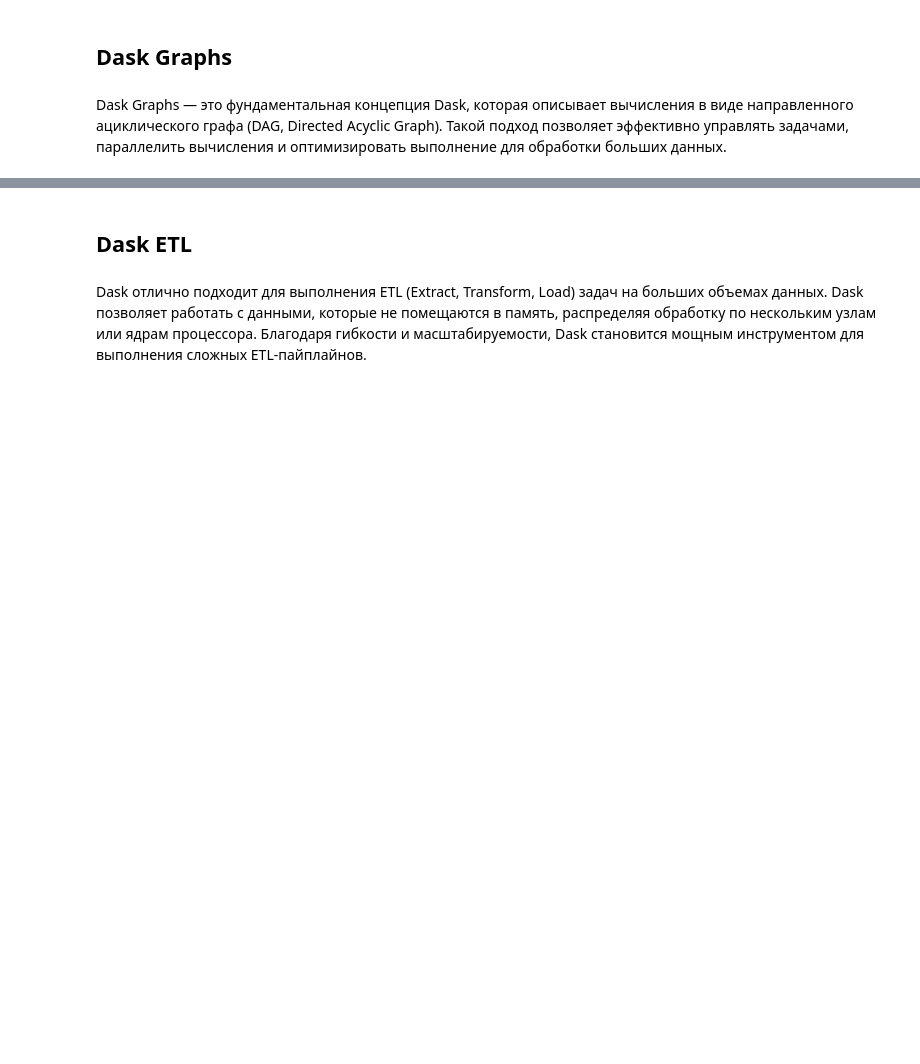
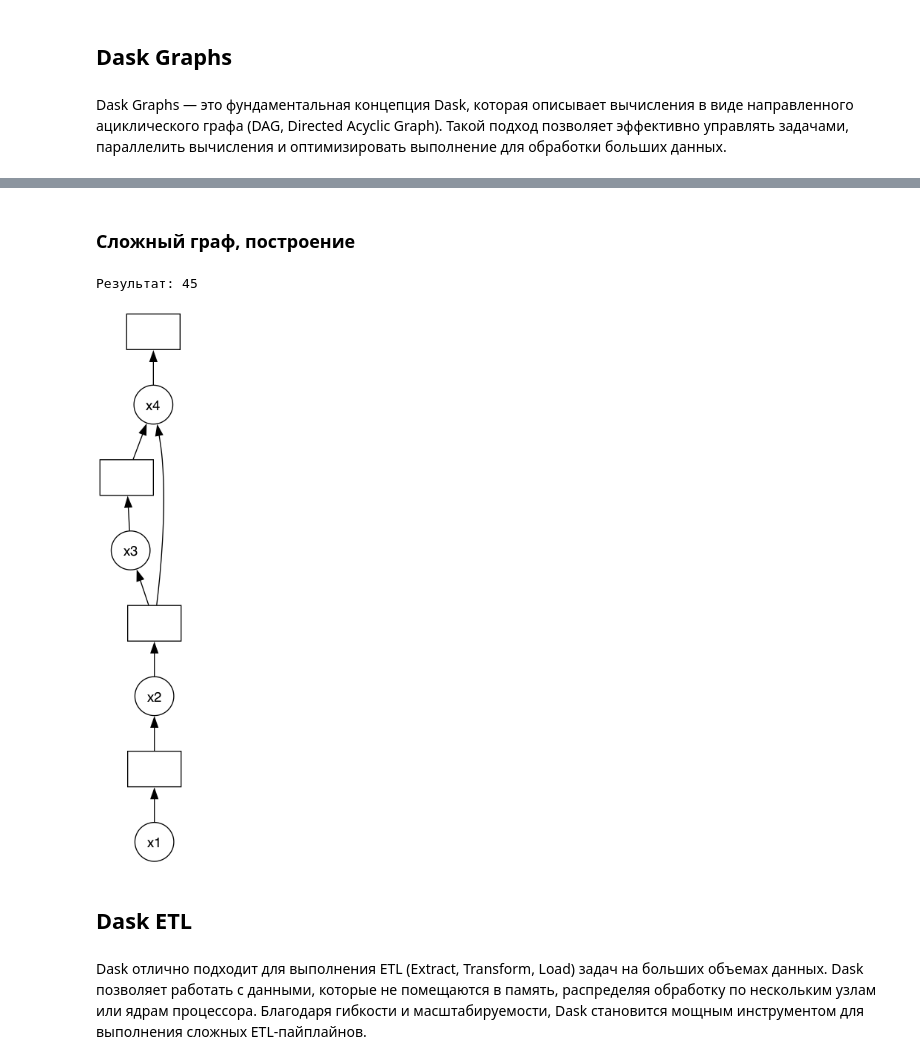
Before and after one commit to zhemalb/dask, a Jupyter notebook: notebook.ipynb, the cells around one changed output, grey strips where cells are left out. Saved outputs shown, nothing was run; the diff lists cells and outputs as text; code cells hidden in the pictures; blank space fills up the shorter version.

```diff
--- a/notebook.ipynb
+++ b/notebook.ipynb
@@ -786,0 +806,15 @@ Dask Graphs — это фундаментальная концепция Dask,
+# %%
+import dask.array as da
+
+# Создание большого массива
+x = da.ones((1000, 1000), chunks=(500, 500))
+
+# Операция: умножение
+y = x + 1
+
+# Визуализация графа
+y.visualize(filename='dask_graph.png')  # Сохраняет граф в PNG-файл
+
+# Вычисление результата
+result = y.sum().compute()
+print("Результат:", result)
@@ -787,3 +859,27 @@ Dask Graphs — это фундаментальная концепция Dask,
+# %% [markdown]
+### Сложный граф, построение
+# %%
+import dask
+from dask.dot import dot_graph
+from IPython.display import Image
+
+# Определение графа задач
+dask_graph = {
+    'x1': (lambda: 10,),  # Задача без аргументов
+    'x2': (lambda x: x + 5, 'x1'),  # Задача зависит от 'x1'
+    'x3': (lambda x: x * 2, 'x2'),  # Задача зависит от 'x2'
+    'x4': (lambda x, y: x + y, 'x2', 'x3')  # Задача зависит от 'x2' и 'x3'
+}
+
+result = dask.get(dask_graph, 'x4')
+print("Результат:", result)
+
+# Визуализация графа и сохранение в файл
+dot_graph(dask_graph, filename='images/complex_graph')
+Image(filename='images/complex_graph.png')
+# %% [output]
+Результат: 45
+[figure, added]
 # %% [markdown]
 ## Dask ETL
 # %% [markdown]
```
Also changed, not shown: parts of 12 cells of this notebook, 6 other files.
